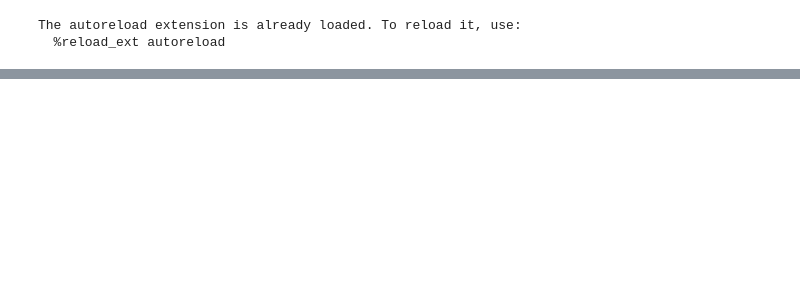
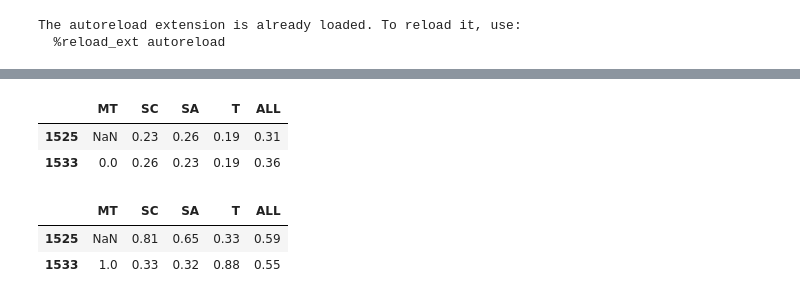
Before and after one commit to DJRumble/WestWay, a Jupyter notebook: Exploration.ipynb, the cells around one changed output, grey strips where cells are left out. Cells and saved outputs as stored; diff of their text form; code cells hidden in the pictures; blank space fills up the shorter version.

```diff
--- a/Exploration.ipynb
+++ b/Exploration.ipynb
@@ -108,0 +202,6 @@ def aggregate_course(df):
+# %%
+#Reduce to Initial only
+df_SC_init = df_SC[df_SC.columns[0:25]]
+df_T_init = df_T[df_T.columns[0:13]]
+df_SA_init = df_SA[df_SA.columns[0:24]]
+df_MT_init = df_MT[df_MT.columns[0:16]]
@@ -231,0 +234,6 @@ df_completion2
+# %%
+#Initail DataSet
+df_SC_init = aggregate_course(df_SC_init)
+df_T_init = aggregate_course(df_T_init)
+df_SA_init = aggregate_course(df_SA_init)
+df_MT_init = aggregate_course(df_MT_init)
@@ -231,0 +392,12 @@ df_completion2
+# %%
+df_progress_init_std.head(2)
+# %% [output]
+|  | MT | SC | SA | T | ALL |
+| 1525 | NaN | 0.23 | 0.26 | 0.19 | 0.31 |
+| 1533 | 0.0 | 0.26 | 0.23 | 0.19 | 0.36 |
+# %%
+df_progress_init.head(2)
+# %% [output]
+|  | MT | SC | SA | T | ALL |
+| 1525 | NaN | 0.81 | 0.65 | 0.33 | 0.59 |
+| 1533 | 1.0 | 0.33 | 0.32 | 0.88 | 0.55 |
```
Also changed, not shown: parts of 30 cells of this notebook.
